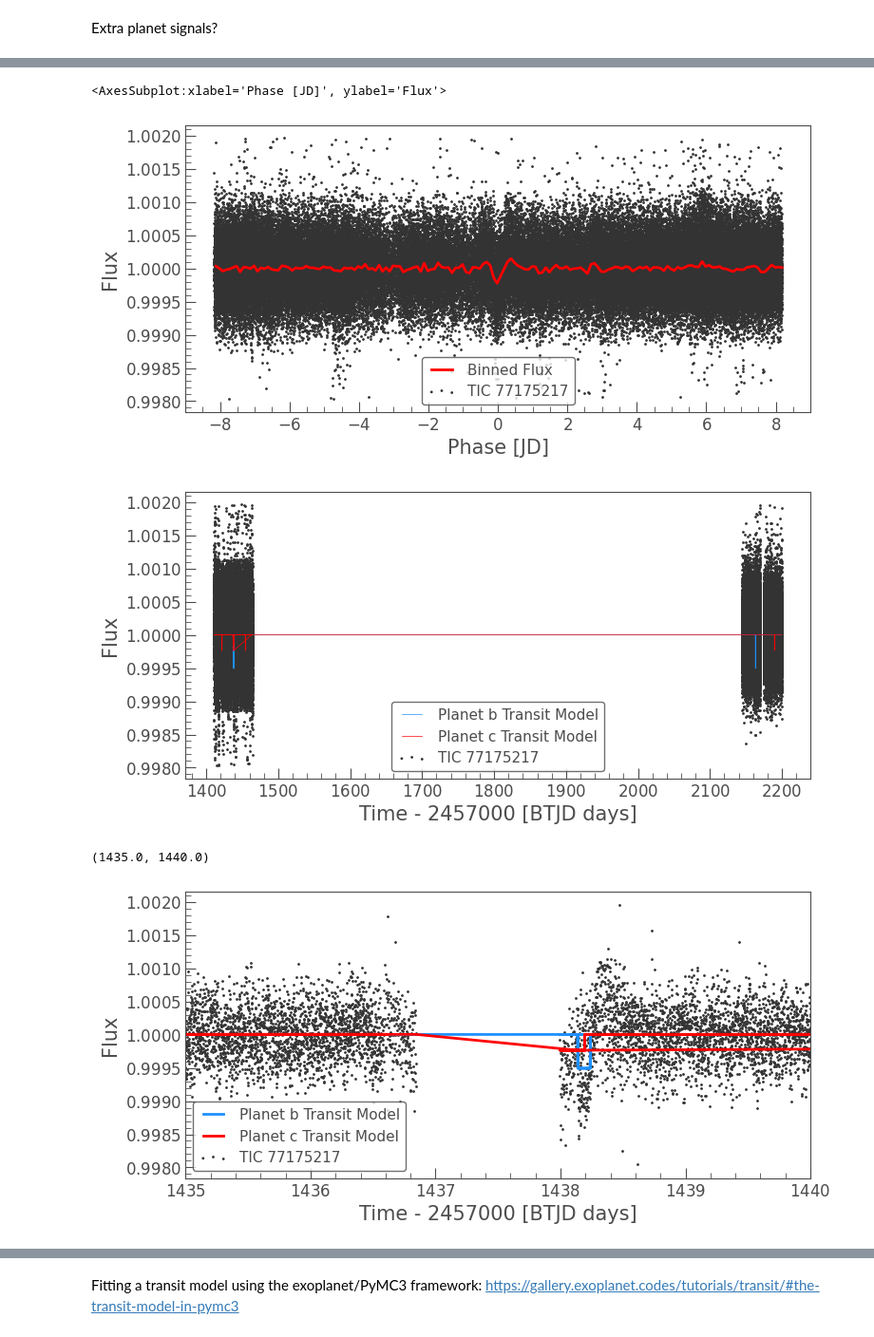
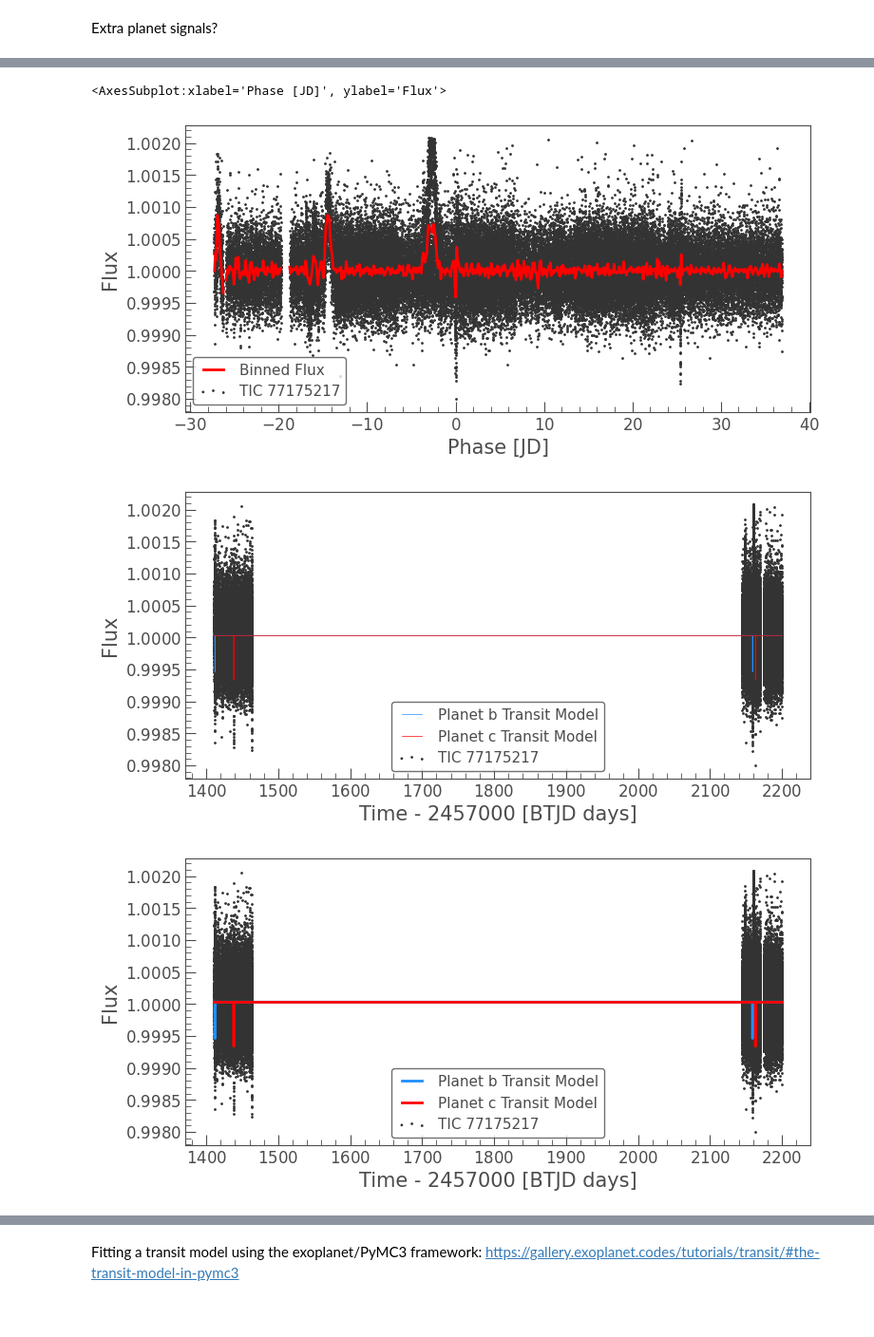
Before and after one commit to lupitatovar/Cool-Worlds, a Jupyter notebook: notebooks/toi_4328.ipynb, the cells around one changed output, grey strips where cells are left out. Shown at 95% size. Drawn from its saved outputs; the diff is of its cells as text; code cells hidden in the pictures.

```diff
--- a/notebooks/toi_4328.ipynb
+++ b/notebooks/toi_4328.ipynb
@@ -15,6 +15,6 @@ from lightkurve import search_lightcurve
 from lightkurve import search_targetpixelfile
 import exoplanet as xo
 # %%
-star = lk.search_lightcurve('TIC 77175217',exptime=120)
+star = lk.search_lightcurve('TIC 77175217',exptime=120,author='SPOC')
 star
 # %% [output]
@@ -130,7 +155,7 @@ masked_lc.fold(planet_c_period, planet_c_t0).bin(.1).plot(ax=ax, c='r', lw=2,
 #ax.set_xlim(-5, 5);
 # %% [output]
 <AxesSubplot:xlabel='Phase [JD]', ylabel='Flux'>
-[figure, old version]
+[figure, new version]
 # %%
 planet_c_model = bls.get_transit_model(period=planet_c_period,
                                        transit_time=planet_c_t0,
@@ -140,14 +165,13 @@ ax = lc_flat.scatter();
 planet_model.plot(ax=ax, c='dodgerblue', label='Planet b Transit Model');
 planet_c_model.plot(ax=ax, c='r', label='Planet c Transit Model');
 # %% [output]
-[figure, old version]
+[figure, new version]
 # %%
 ax = lc_flat.scatter();
 planet_model.plot(ax=ax, c='dodgerblue', label='Planet b Transit Model',lw=2);
 planet_c_model.plot(ax=ax, c='r', label='Planet c Transit Model',lw=2);
-#ax.set_xlim(1420,1424)
+#ax.set_xlim(1410,1415)
 
-ax.set_xlim(1435,1440)
+#ax.set_xlim(1435,1440)
 # %% [output]
-(1435.0, 1440.0)
-[figure, old version]
+[figure, new version]
```
Also changed, not shown: parts of 25 cells of this notebook, 4 other files.
